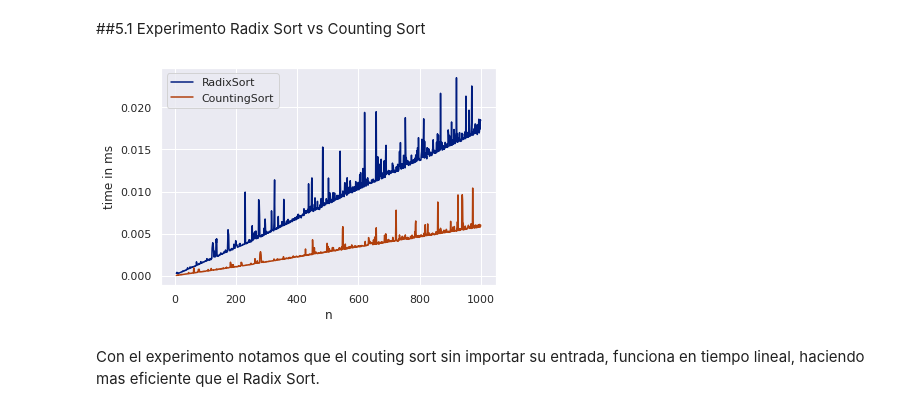
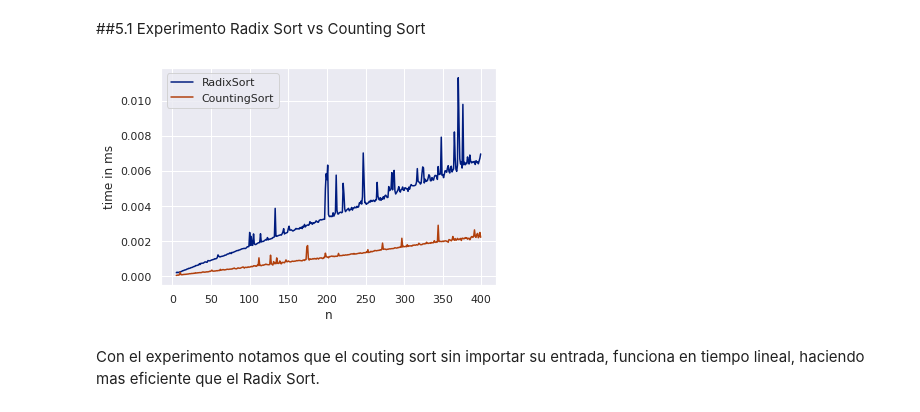
Before and after one commit to Jmorgado125/ADA-Informes, a Jupyter notebook: RadixSort.ipynb, the cells around one changed output. Saved outputs shown, nothing was run; the diff lists cells and outputs as text; code cells hidden in the pictures.

```diff
--- a/RadixSort.ipynb
+++ b/RadixSort.ipynb
@@ -118,36 +118,36 @@ from timeit import repeat
 
 %matplotlib inline
 
 sns.set(context='notebook', style='darkgrid', palette='dark')
 
 x=[]; x2 =[]
 y=[]; y2=[]
 
-for n in range(5,1000):
+for n in range(5,400):
 
   a = random.sample(range(1, 1000), n)
   t = repeat(setup="from __main__ import radixSort", stmt=f"radixSort({a})", repeat=1, number=10)
 
   x.append(n)
   y.append(t)
 
-for n in range(5,1000):
+for n in range(5,400):
 
   a = random.sample(range(1, 1000), n)
   t = repeat(setup="from __main__ import countingSort", stmt=f"countingSort({a},{max(a)})", repeat=1, number=10)
 
   x2.append(n)
   y2.append(t)
 
 plt.plot(x,y)
 plt.plot(x2,y2)
 plt.legend(["RadixSort", "CountingSort"])
 
 plt.xlabel('n')
 plt.ylabel('time in ms')
 plt.show()
 # %% [output]
-[figure, old version]
+[figure, new version]
 # %% [markdown]
 Con el experimento notamos que el couting sort sin importar su entrada, funciona en tiempo lineal, haciendo mas eficiente que el Radix Sort.
 # %% [markdown]
```
Also changed, not shown: parts of 5 cells of this notebook.
